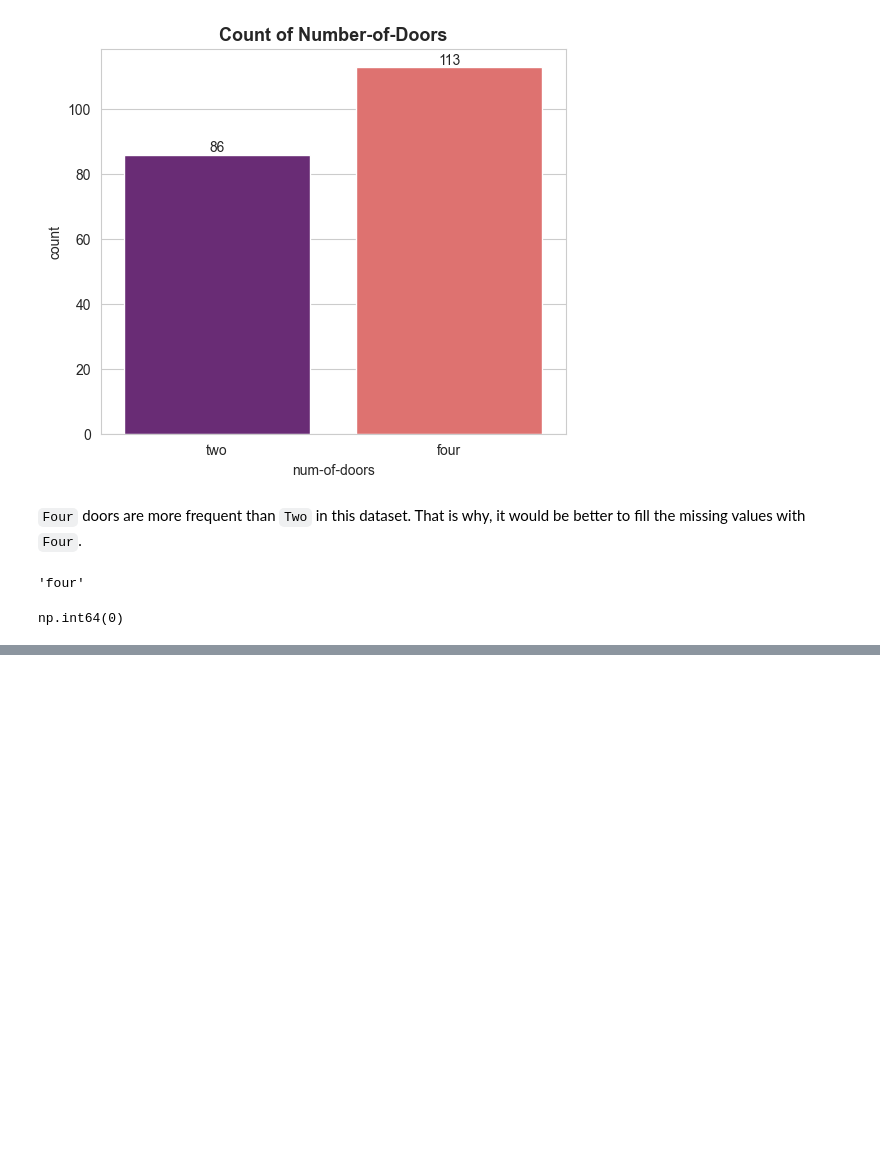
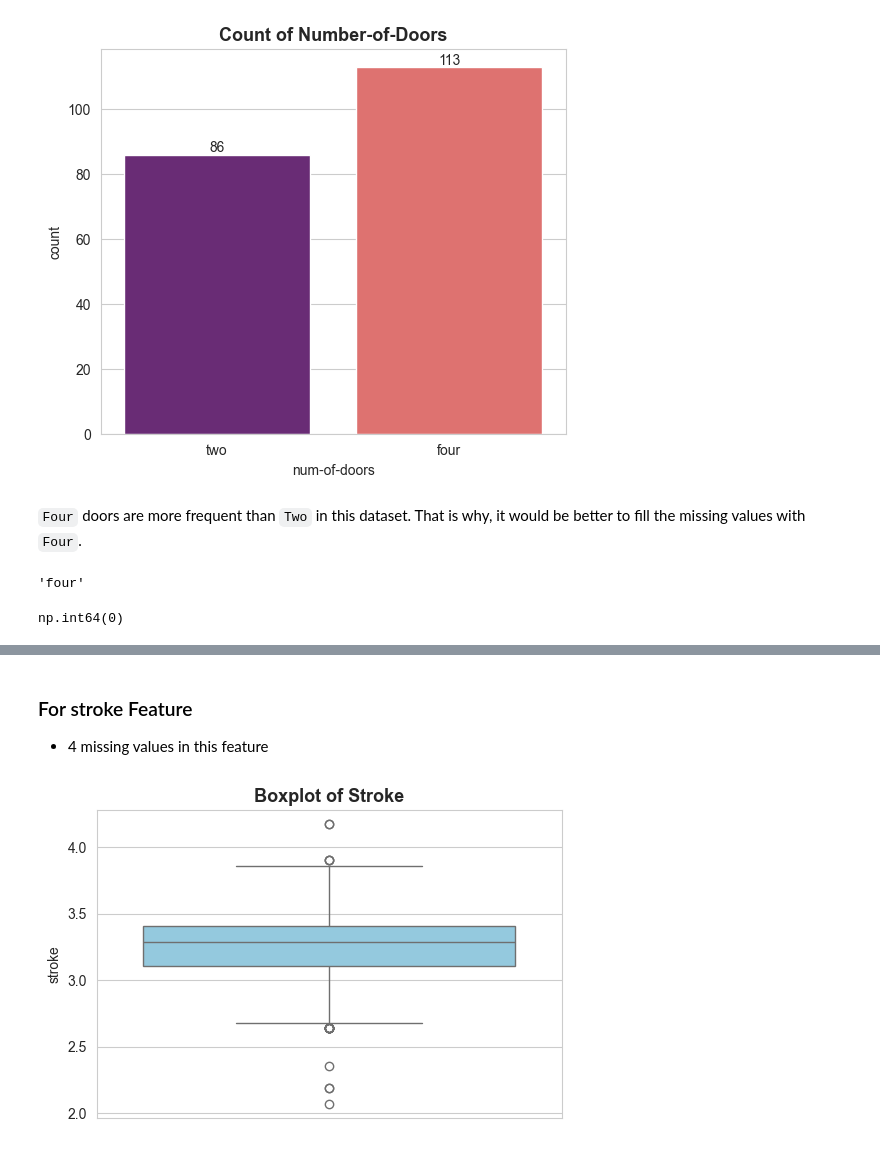
Before and after one commit to mohammadkhorshed/DS-ML-Assignments, a Jupyter notebook: assignment_06.ipynb, the cells around one changed output, grey strips where cells are left out. Drawn from its saved outputs; the diff is of its cells as text; code cells hidden in the pictures; blank space fills up the shorter version.

```diff
--- a/assignment_06.ipynb
+++ b/assignment_06.ipynb
@@ -218,0 +270,3 @@ np.int64(0)
+# %%
+# Filling the missing values
+df['bore'].fillna(mean, inplace=True)
@@ -218,0 +277,10 @@ np.int64(0)
+# %% [markdown]
+### For stroke Feature
+- 4 missing values in this feature
+# %%
+plt.figure(figsize=(6, 4))
+sns.boxplot(data=df, y='stroke', color='skyblue')
+plt.title('Boxplot of Stroke', fontsize=13, fontweight='bold')
+plt.show()
+# %% [output]
+[figure, added]
```
Also changed, not shown: parts of 75 cells of this notebook.
